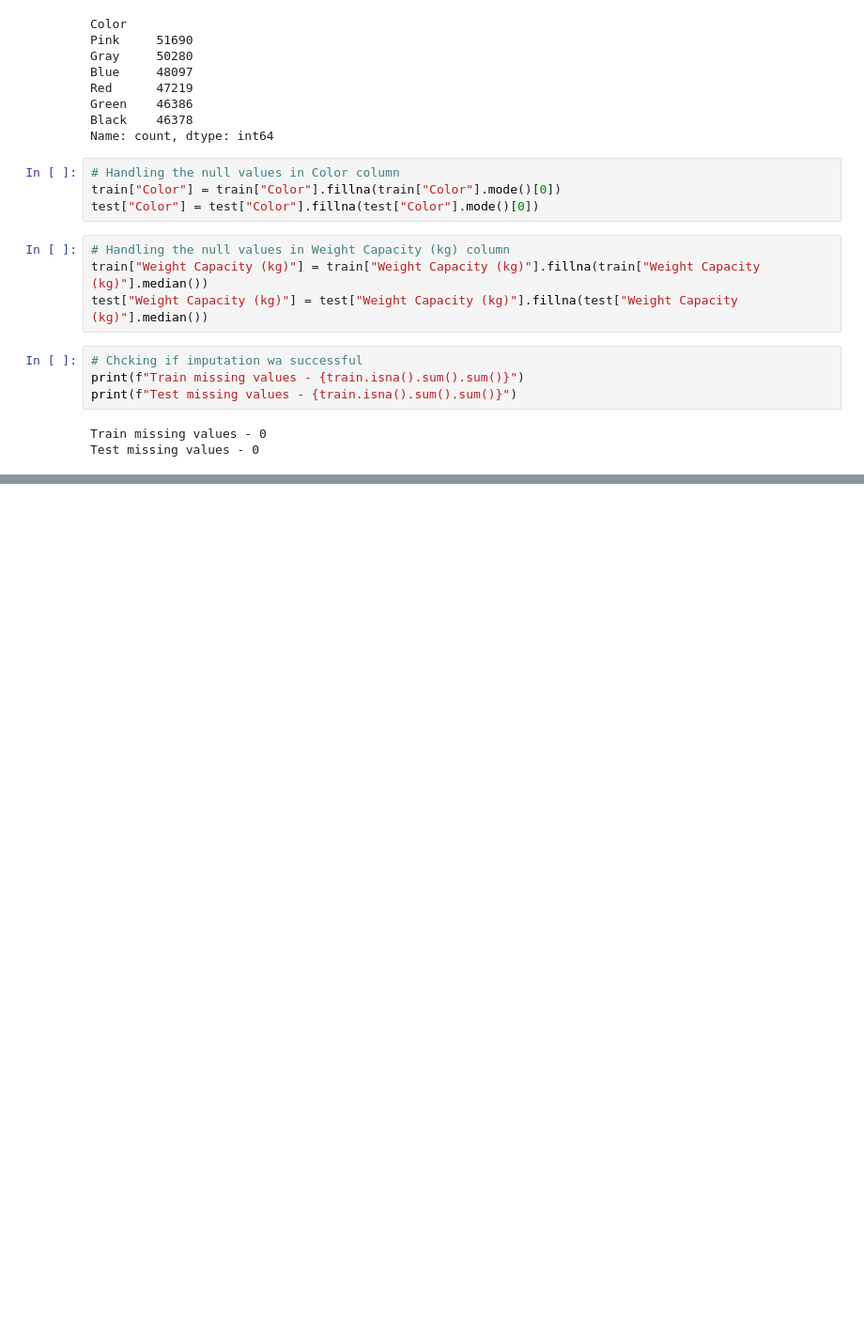
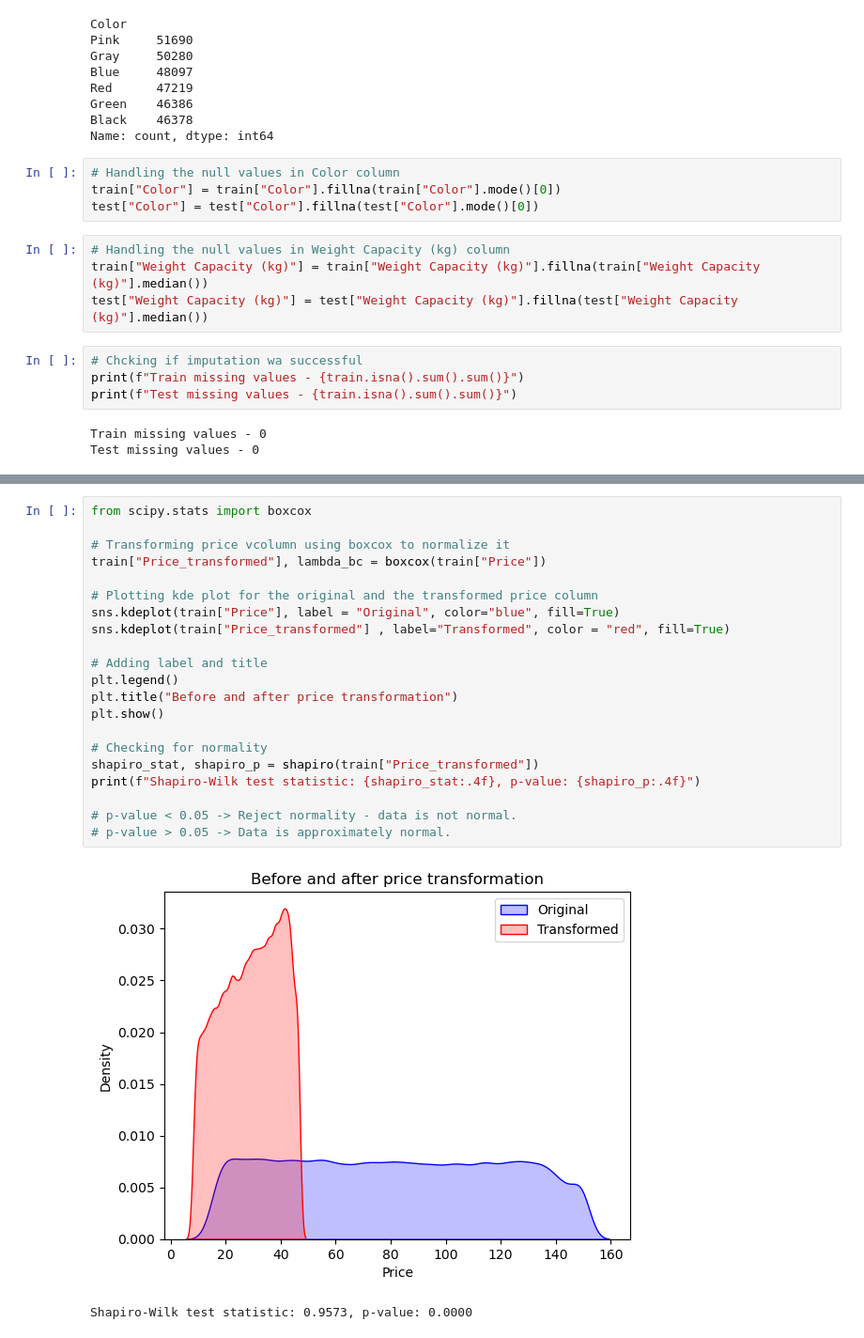
Before and after one commit to janejeshen/Backpack-Price-Prediction, a Jupyter notebook: student-bag-price-prediction.ipynb, the cells around one changed output, grey strips where cells are left out. Shown at 94% size. Cells and saved outputs as stored; diff of their text form; blank space fills up the shorter version.

```diff
--- a/student-bag-price-prediction.ipynb
+++ b/student-bag-price-prediction.ipynb
@@ -347,0 +339,24 @@ Test missing values - 0
+# %%
+from scipy.stats import boxcox
+
+# Transforming price vcolumn using boxcox to normalize it
+train["Price_transformed"], lambda_bc = boxcox(train["Price"])
+
+# Plotting kde plot for the original and the transformed price column
+sns.kdeplot(train["Price"], label = "Original", color="blue", fill=True)
+sns.kdeplot(train["Price_transformed"] , label="Transformed", color = "red", fill=True)
+
+# Adding label and title
+plt.legend()
+plt.title("Before and after price transformation")
+plt.show()
+
+# Checking for normality
+shapiro_stat, shapiro_p = shapiro(train["Price_transformed"])
+print(f"Shapiro-Wilk test statistic: {shapiro_stat:.4f}, p-value: {shapiro_p:.4f}")
+
+# p-value < 0.05 -> Reject normality - data is not normal.
+# p-value > 0.05 -> Data is approximately normal.
+# %% [output]
+[figure, added]
+Shapiro-Wilk test statistic: 0.9573, p-value: 0.0000
```
Also changed, not shown: parts of 28 cells of this notebook.
